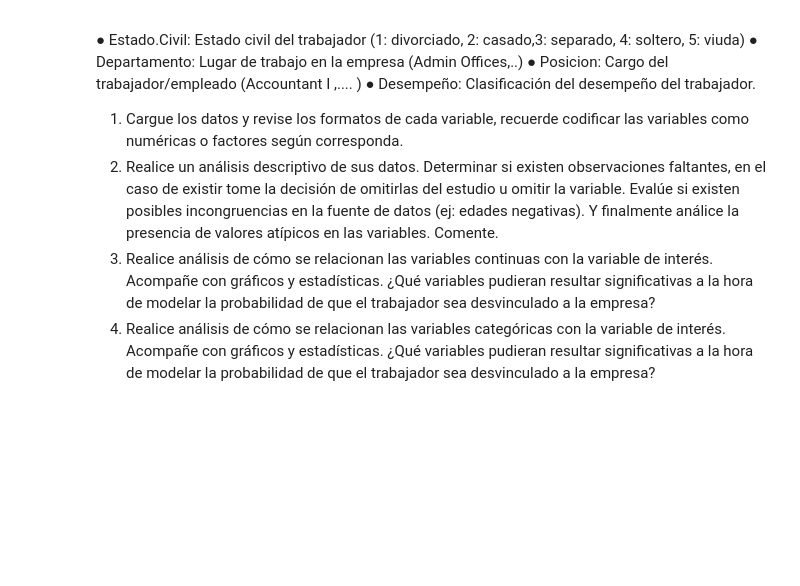
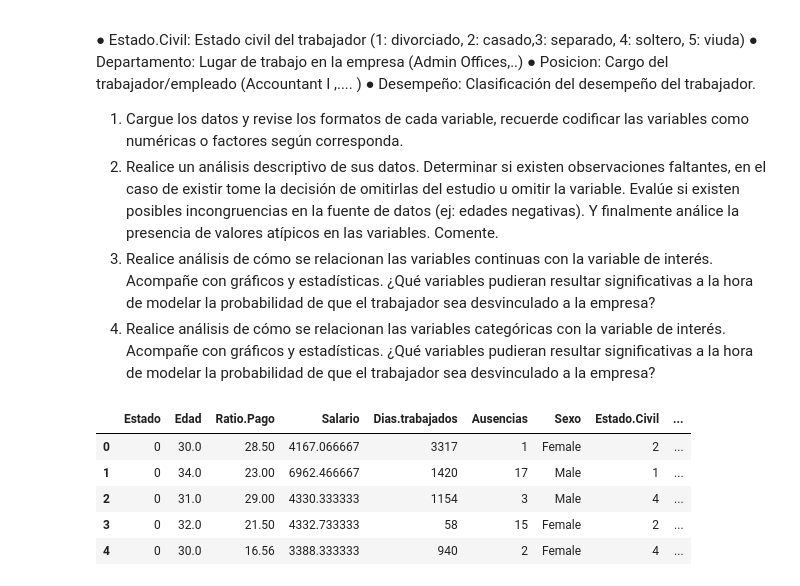
Before and after one commit to saert3311/ciencia-datos-aspasia, a Jupyter notebook: M5/ejercicio4.ipynb, the cells around one changed output. Cells and saved outputs as stored; diff of their text form; code cells hidden in the pictures; blank space fills up the shorter version.

```diff
--- a/M5/ejercicio4.ipynb
+++ b/M5/ejercicio4.ipynb
@@ -38,2 +45,10 @@ import numpy as np
 # %%
 df = pd.read_csv('rrhh.csv')
+df.head()
+# %% [output]
+|  | Estado | Edad | Ratio.Pago | Salario | Dias.trabajados | Ausencias | Sexo | Estado.Civil | ... |
+| 0 | 0 | 30.0 | 28.50 | 4167.066667 | 3317 | 1 | Female | 2 | ... |
+| 1 | 0 | 34.0 | 23.00 | 6962.466667 | 1420 | 17 | Male | 1 | ... |
+| 2 | 0 | 31.0 | 29.00 | 4330.333333 | 1154 | 3 | Male | 4 | ... |
+| 3 | 0 | 32.0 | 21.50 | 4332.733333 | 58 | 15 | Female | 2 | ... |
+| 4 | 0 | 30.0 | 16.56 | 3388.333333 | 940 | 2 | Female | 4 | ... |
```
Also changed, not shown: parts of 18 cells of this notebook.
